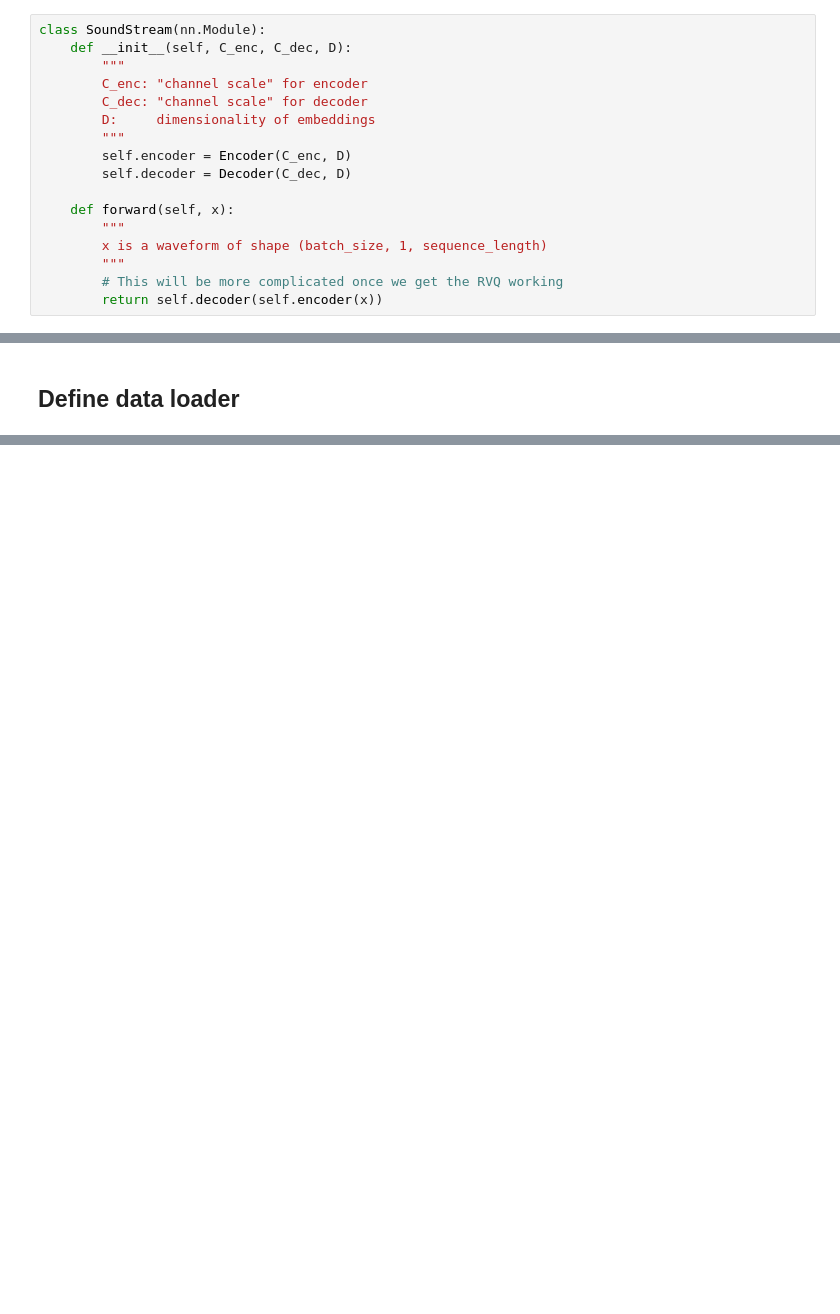
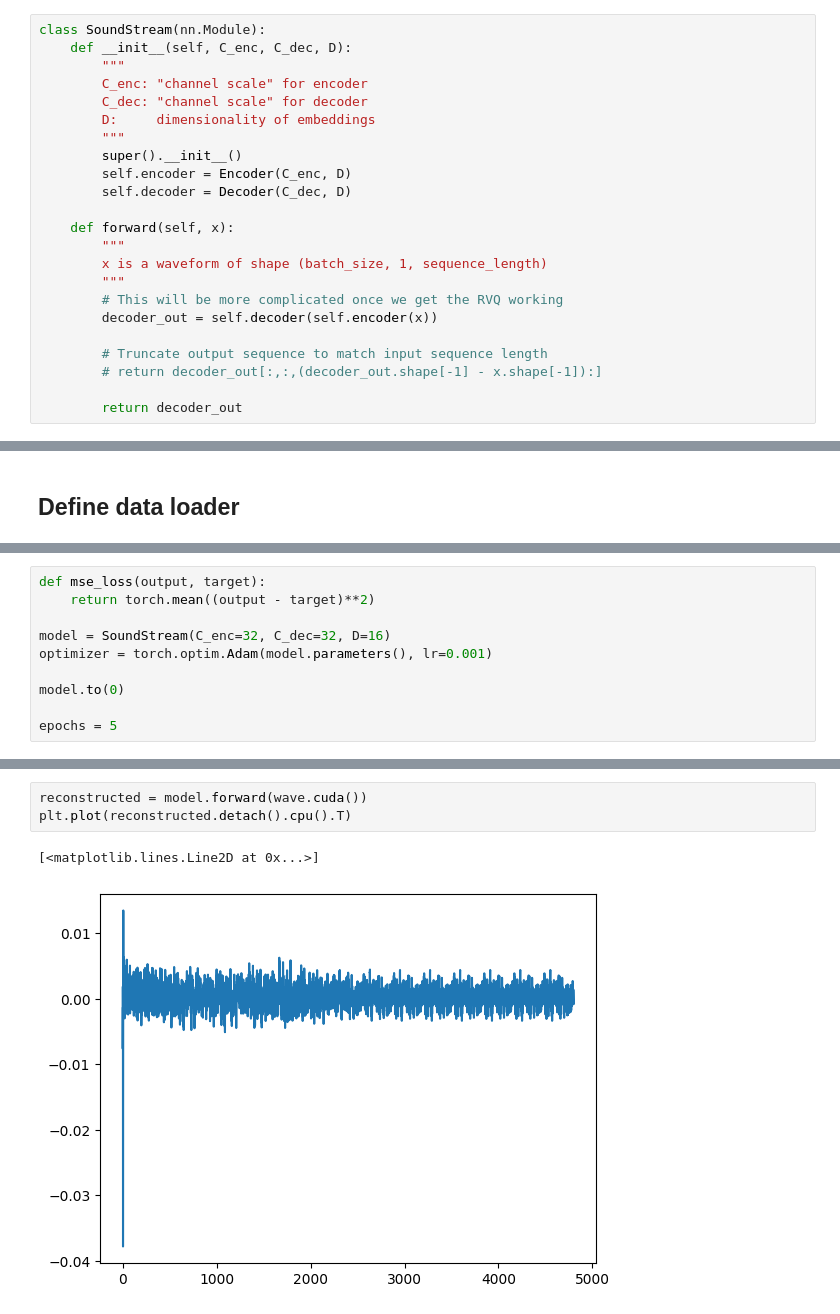
Before and after one commit to womogenes/soundstream-replication, a Jupyter notebook: trial_1.ipynb, the cells around one changed output, grey strips where cells are left out. Cells and saved outputs as stored; diff of their text form; blank space fills up the shorter version.

```diff
--- a/trial_1.ipynb
+++ b/trial_1.ipynb
@@ -147,6 +150,7 @@ class SoundStream(nn.Module):
         C_dec: "channel scale" for decoder
         D:     dimensionality of embeddings
         """
+        super().__init__()
         self.encoder = Encoder(C_enc, D)
         self.decoder = Decoder(C_dec, D)
 
@@ -155,4 +159,9 @@ class SoundStream(nn.Module):
         x is a waveform of shape (batch_size, 1, sequence_length)
         """
         # This will be more complicated once we get the RVQ working
-        return self.decoder(self.encoder(x))
+        decoder_out = self.decoder(self.encoder(x))
+
+        # Truncate output sequence to match input sequence length
+        # return decoder_out[:,:,(decoder_out.shape[-1] - x.shape[-1]):]
+
+        return decoder_out
@@ -182,0 +215,10 @@ train_dataloader = torch.utils.data.DataLoader(train_data, batch_size=1, shuffle
+# %%
+def mse_loss(output, target):
+    return torch.mean((output - target)**2)
+
+model = SoundStream(C_enc=32, C_dec=32, D=16)
+optimizer = torch.optim.Adam(model.parameters(), lr=0.001)
+
+model.to(0)
+
+epochs = 5
@@ -182,0 +254,6 @@ train_dataloader = torch.utils.data.DataLoader(train_data, batch_size=1, shuffle
+# %%
+reconstructed = model.forward(wave.cuda())
+plt.plot(reconstructed.detach().cpu().T)
+# %% [output]
+[<matplotlib.lines.Line2D at 0x...>]
+[figure, added]
```
Also changed, not shown: parts of 13 cells of this notebook, 4 other files.
